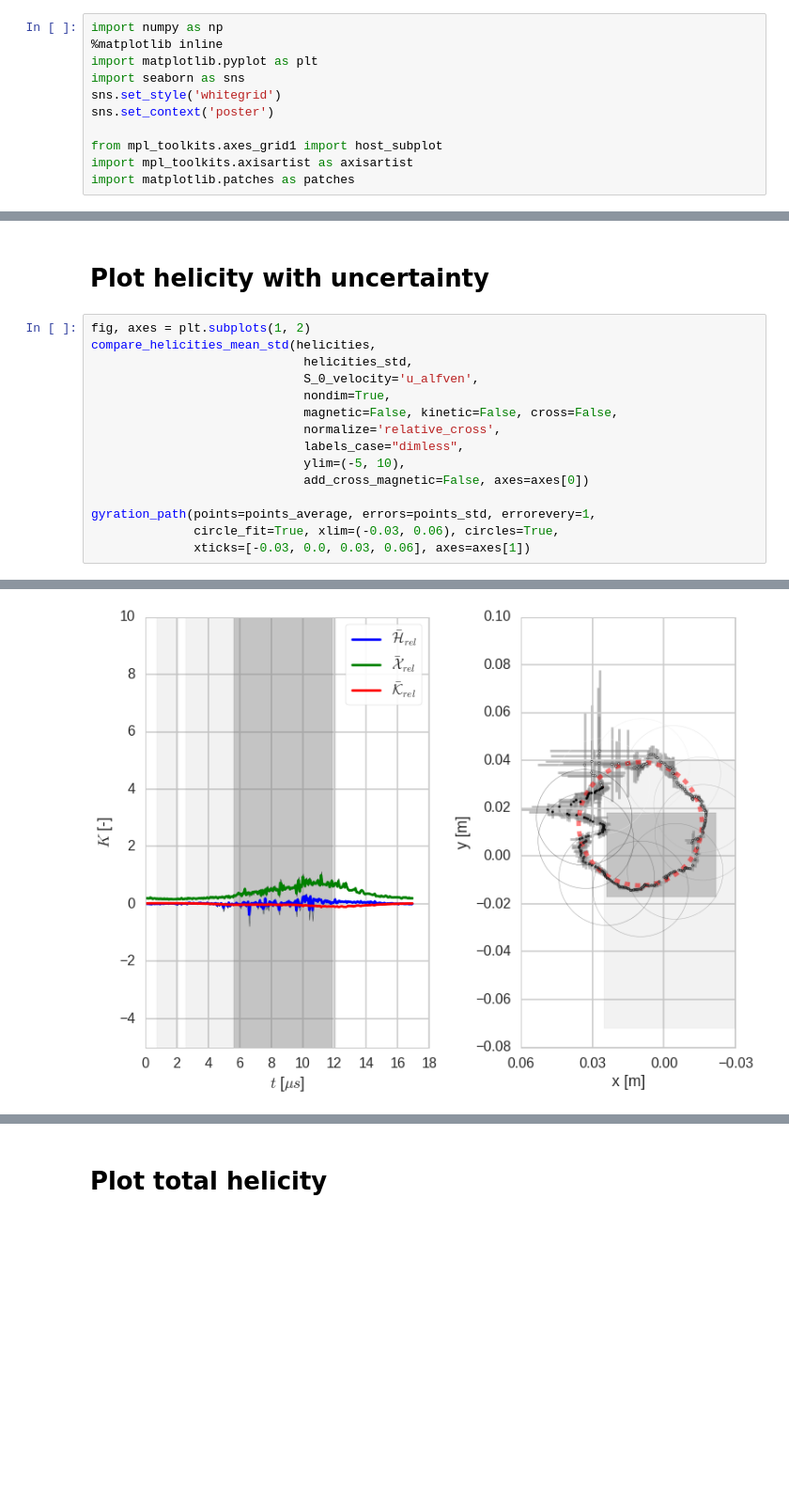
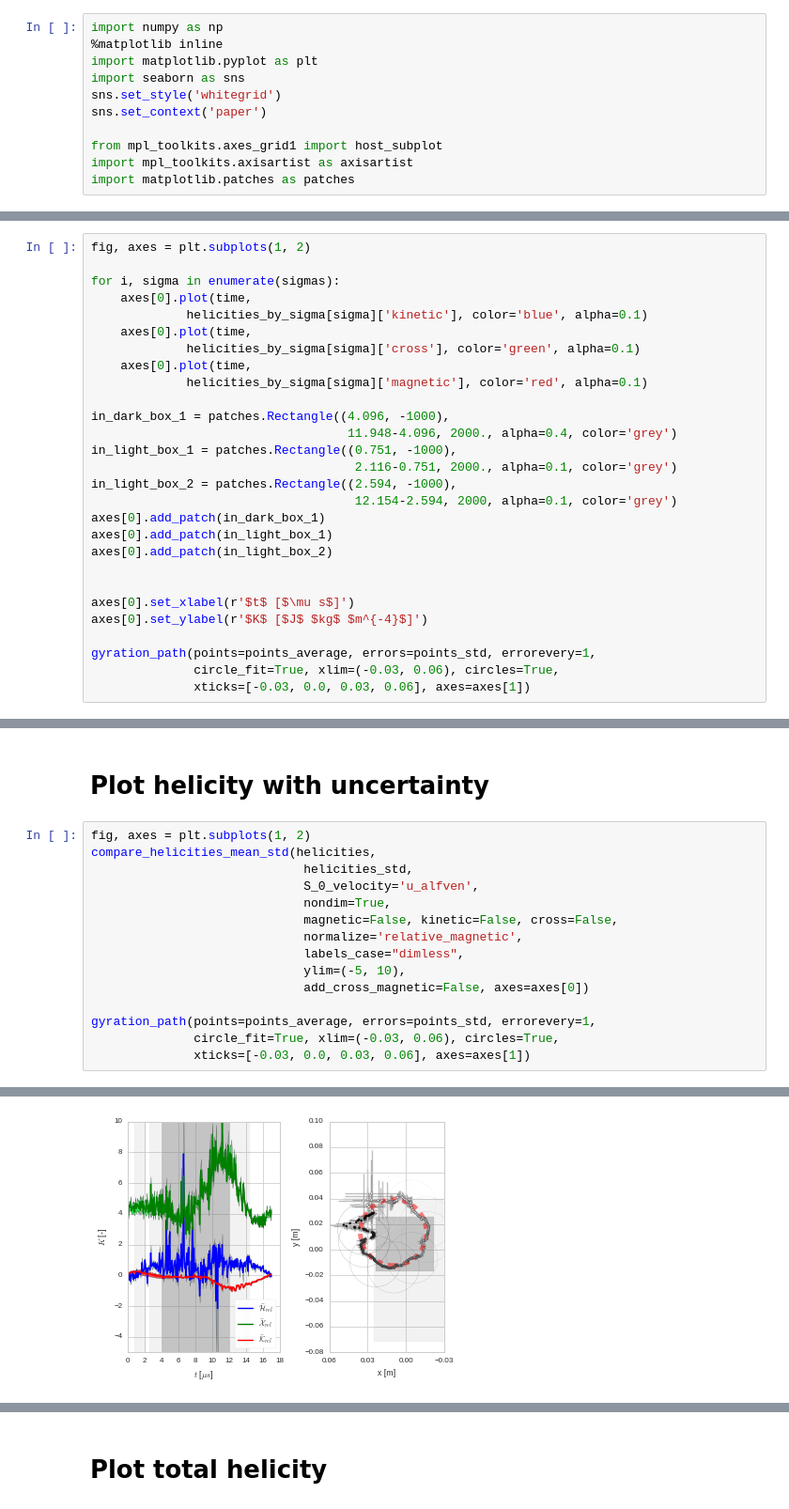
Before and after one commit to jensv/relative_canonical_helicity, a Jupyter notebook: helicity_plots/helicity_uncertainty_analysis.ipynb, the cells around one changed output, grey strips where cells are left out. Shown at 94% size. Drawn from its saved outputs; the diff is of its cells as text; blank space fills up the shorter version.

```diff
--- a/helicity_plots/helicity_uncertainty_analysis.ipynb
+++ b/helicity_plots/helicity_uncertainty_analysis.ipynb
@@ -6,7 +6,7 @@ import numpy as np
 import matplotlib.pyplot as plt
 import seaborn as sns
 sns.set_style('whitegrid')
-sns.set_context('poster')
+sns.set_context('paper')
 
 from mpl_toolkits.axes_grid1 import host_subplot
 import mpl_toolkits.axisartist as axisartist
@@ -154,0 +182,28 @@ gyration_path(points=points_average, errors=points_std, errorevery=1,
+# %%
+fig, axes = plt.subplots(1, 2)
+
+for i, sigma in enumerate(sigmas):
+    axes[0].plot(time,
+             helicities_by_sigma[sigma]['kinetic'], color='blue', alpha=0.1)
+    axes[0].plot(time,
+             helicities_by_sigma[sigma]['cross'], color='green', alpha=0.1)
+    axes[0].plot(time,
+             helicities_by_sigma[sigma]['magnetic'], color='red', alpha=0.1)
+
+in_dark_box_1 = patches.Rectangle((4.096, -1000),
+                                   11.948-4.096, 2000., alpha=0.4, color='grey')
+in_light_box_1 = patches.Rectangle((0.751, -1000),
+                                    2.116-0.751, 2000., alpha=0.1, color='grey')
+in_light_box_2 = patches.Rectangle((2.594, -1000),
+                                    12.154-2.594, 2000, alpha=0.1, color='grey')
+axes[0].add_patch(in_dark_box_1)
+axes[0].add_patch(in_light_box_1)
+axes[0].add_patch(in_light_box_2)
+
+
+axes[0].set_xlabel(r'$t$ [$\mu s$]')
+axes[0].set_ylabel(r'$K$ [$J$ $kg$ $m^{-4}$]')
+
+gyration_path(points=points_average, errors=points_std, errorevery=1,
+              circle_fit=True, xlim=(-0.03, 0.06), circles=True,
+              xticks=[-0.03, 0.0, 0.03, 0.06], axes=axes[1])
@@ -188,23 +248,23 @@ helicities_std = {'relative_magnetic': relative_magnetic_std,
 # %%
 fig, axes = plt.subplots(1, 2)
 compare_helicities_mean_std(helicities,
                              helicities_std,
                              S_0_velocity='u_alfven',
                              nondim=True,
                              magnetic=False, kinetic=False, cross=False,
-                             normalize='relative_cross',
+                             normalize='relative_magnetic',
                              labels_case="dimless",
                              ylim=(-5, 10),
                              add_cross_magnetic=False, axes=axes[0])
 
 gyration_path(points=points_average, errors=points_std, errorevery=1,
               circle_fit=True, xlim=(-0.03, 0.06), circles=True,
               xticks=[-0.03, 0.0, 0.03, 0.06], axes=axes[1])
 # %% [output]
 0.00992155679827 0.0135060679373 0.0258147197577
 (array([ 0.00992156,  0.01350607,  0.02581472]), 1)
 <matplotlib.axes._subplots.AxesSubplot at 0x...>
-[figure, old version]
+[figure, new version]
 # %%
 fig, axes = plt.subplots(1, 2)
 compare_helicities_mean_std(helicities,
```
Also changed, not shown: parts of 10 cells of this notebook, 8 other files.
